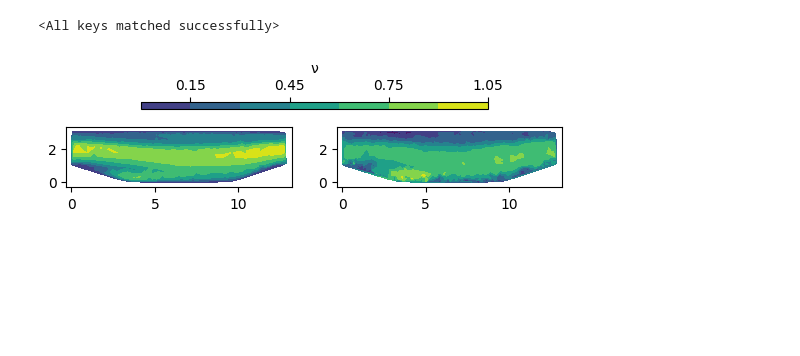
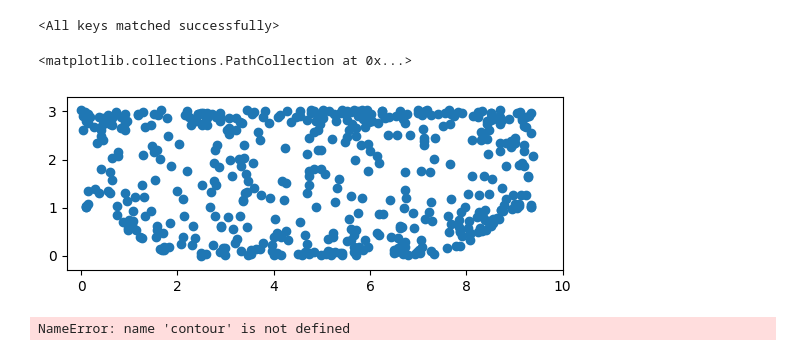
Before and after one commit to pietro99/RANS-project, a Jupyter notebook: viz.ipynb, the cells around one changed output. Saved outputs shown, nothing was run; the diff lists cells and outputs as text; code cells hidden in the pictures; blank space fills up the shorter version.

```diff
--- a/viz.ipynb
+++ b/viz.ipynb
@@ -11,5 +12,3 @@ from model import MainNet
 # %%
-dataset0 = SimulationData(stencilNum=1000,samplePerStencil=50,fileName="aw=1.3_internal.csv", override=False)
-dataset1 = SimulationData(stencilNum=1000,samplePerStencil=50,fileName="aw=1.7_internal.csv", override=False)
-dataset2 = SimulationData(stencilNum=1000,samplePerStencil=50,fileName="aw=2.0_internal.csv", override=False)
+dataset = SimulationData(stencilNum=500,samplePerStencil=50, fileNames=["aw=1.1_internal.csv","aw=1.2_internal.csv","aw=1.3_internal.csv", "aw=1.4_internal.csv","aw=1.5_internal.csv","aw=1.6_internal.csv","aw=1.7_internal.csv","aw=1.8_internal.csv","aw=1.9_internal.csv","aw=2.0_internal.csv"], override=False)
 # %%
@@ -35,3 +28,11 @@ model_300.load_state_dict(torch.load("./models/net_C=1000_S=50_E=300.pth"))
 # %% [output]
 <All keys matched successfully>
+# %%
+f, (ax1) = plt.subplots(1, 1, sharey=False)
+
+ax1.set(xlim=[-0.3, 10], ylim=[-0.3, 3.3], aspect=1)
+ax1.scatter(dataset.centers['aw=1.1_internal.csv'][:,0], dataset.centers['aw=1.1_internal.csv'][:,1])
+# %% [output]
+<matplotlib.collections.PathCollection at 0x...>
+[figure, added]
 # %%
@@ -76,5 +119,5 @@ x, y, z, true_z = get_data(dataset1, model_300)
 # %%
 #x, y, z, true_z = get_data(dataset2, model_300)
-contour(x,y,z, true_z,  path='./images/contours/contour_2.0_300.png')
+contour(x,y,z, true_z, path='./images/contours2.0/contour_all_1.7_300.png')
 # %% [output]
-[figure, removed]
+NameError: name 'contour' is not defined
```
Also changed, not shown: parts of 14 cells of this notebook, 25 other files.
